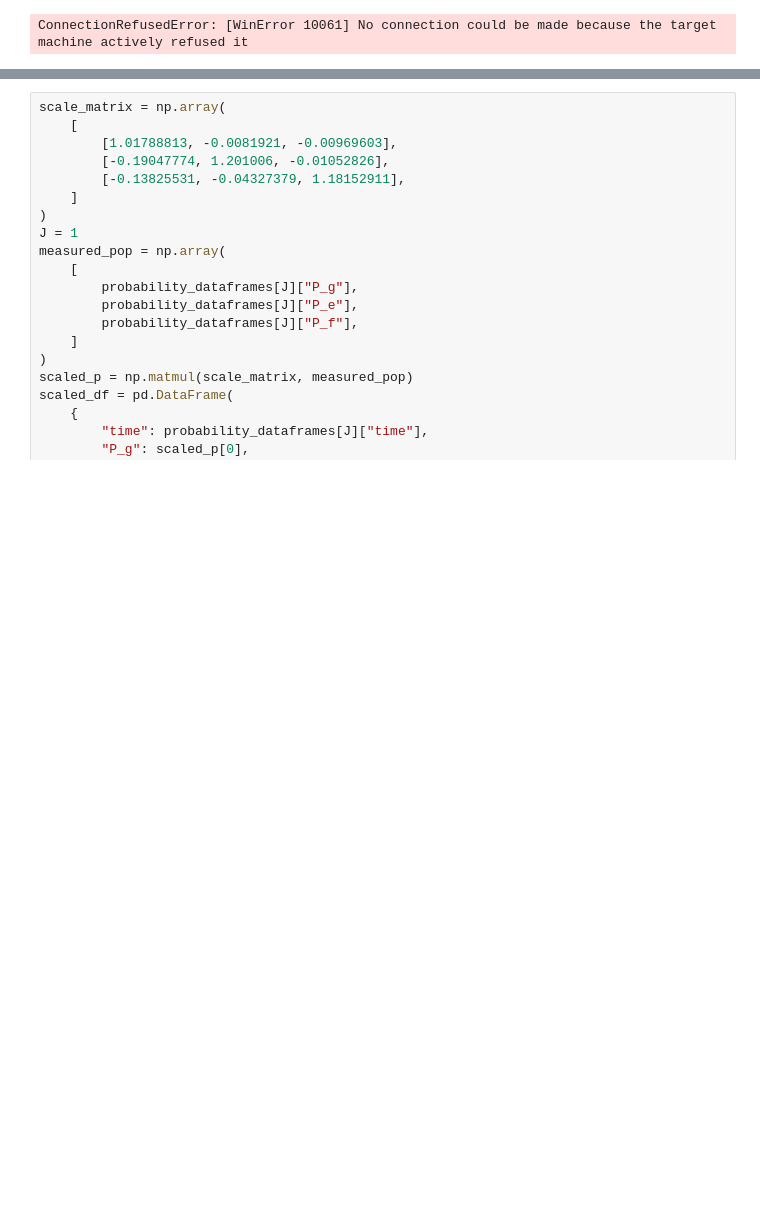
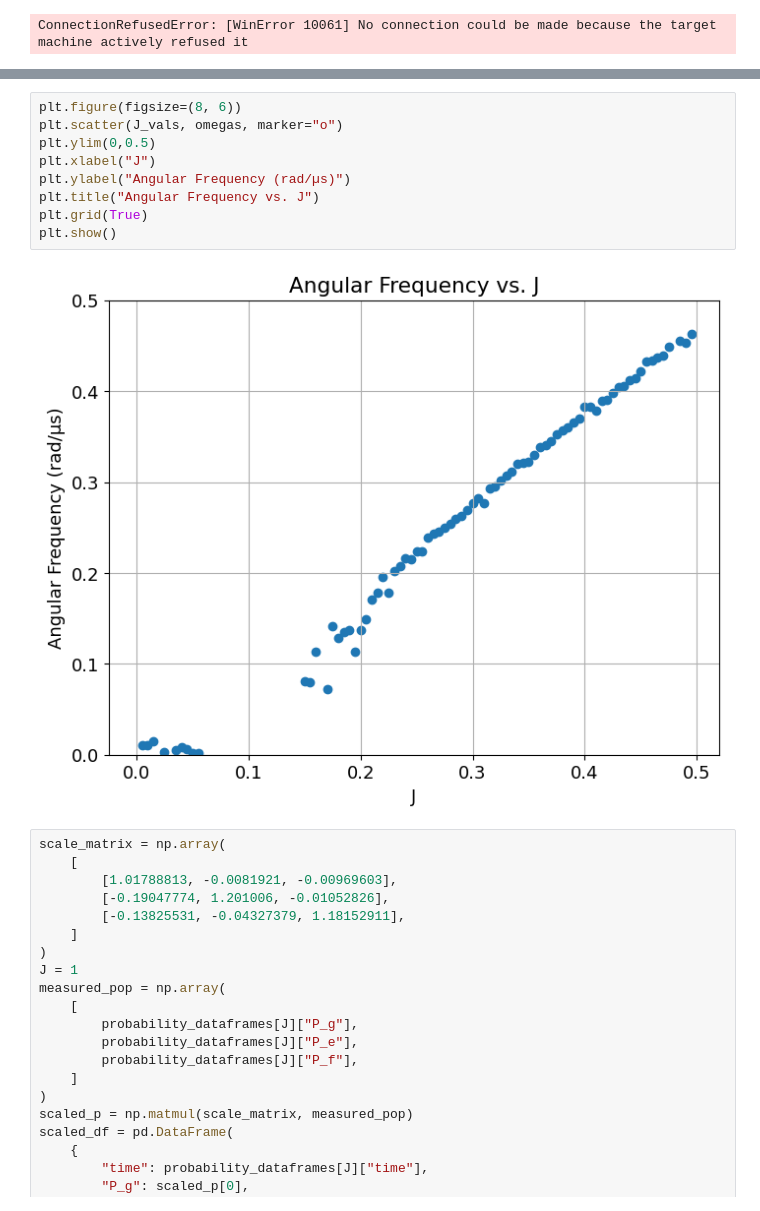
Before and after one commit to Katermurch/BlueFridgeNonLin, a Jupyter notebook: non_hermitian_rabi.ipynb, the cells around one changed output, grey strips where cells are left out. Drawn from its saved outputs; the diff is of its cells as text; blank space fills up the shorter version.

```diff
--- a/non_hermitian_rabi.ipynb
+++ b/non_hermitian_rabi.ipynb
@@ -530,4 +539,15 @@ J = 0.025: Angular freq (rad/µs): 0.37779926793235186
 ... (188 outputs left out)
+# %%
+plt.figure(figsize=(8, 6))
+plt.scatter(J_vals, omegas, marker="o")
+plt.ylim(0,0.5)
+plt.xlabel("J")
+plt.ylabel("Angular Frequency (rad/µs)")
+plt.title("Angular Frequency vs. J")
+plt.grid(True)
+plt.show()
+# %% [output]
+[figure, added]
 # %%
 scale_matrix = np.array(
     [
```
Also changed, not shown: parts of 3 cells of this notebook, 9 other files.
